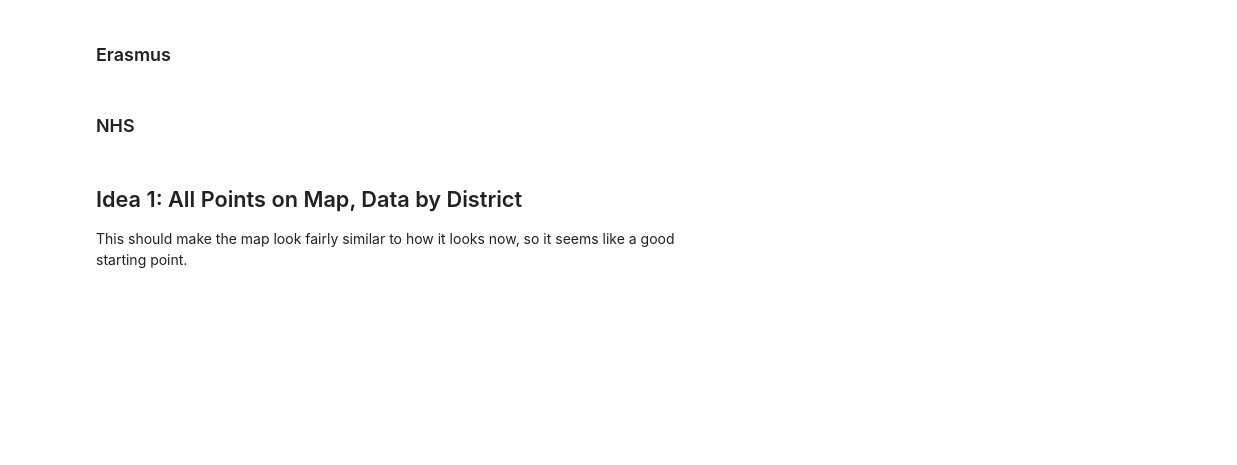
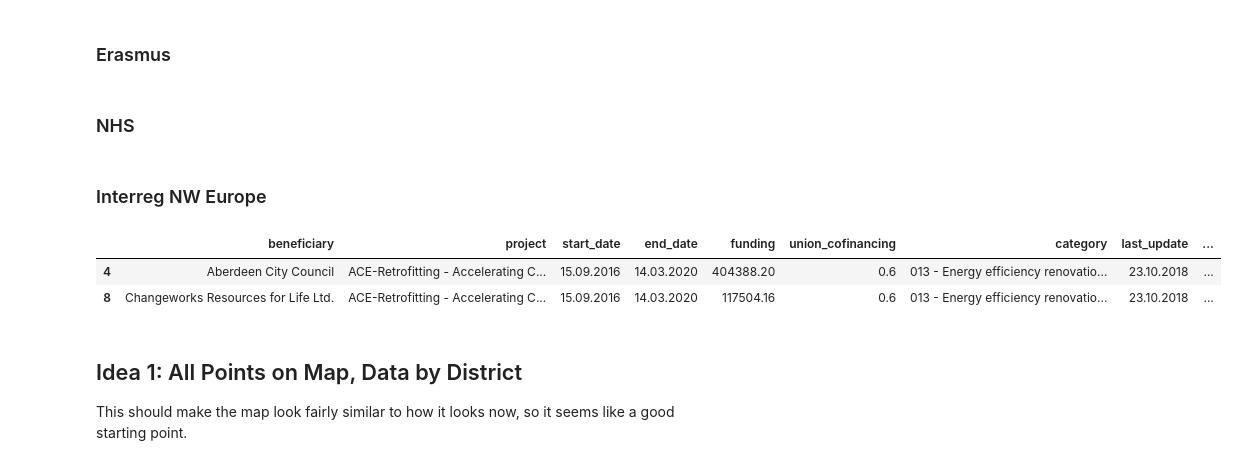
Before and after one commit to TechForUK/my_eu, a Jupyter notebook: data/map/build_map.ipynb, the cells around one changed output. Drawn from its saved outputs; the diff is of its cells as text; code cells hidden in the pictures; blank space fills up the shorter version.

Commit message:
NW Europe Changes

```diff
--- a/data/map/build_map.ipynb
+++ b/data/map/build_map.ipynb
@@ -204,6 +204,16 @@ nhs_hospital_postcodes['zero'] = 0
 nhs_hospital_postcodes['my_eu_id'] = \
     'nhs_' + nhs_hospital_postcodes.hospital_organisation
 nhs_hospital_postcodes.head()
+# %% [markdown]
+### Interreg NW Europe
+# %%
+nweurope = pd.read_pickle('../nweurope/output/interreg_beneficiaries.pkl.gz')
+validate_postcodes(nweurope)
+nweurope.head(2)
+# %% [output]
+|  | beneficiary | project | start_date | end_date | funding | union_cofinancing | category | last_update | ... |
+| 4 | Aberdeen City Council | ACE-Retrofitting - Accelerating C... | 15.09.2016 | 14.03.2020 | 404388.20 | 0.6 | 013 - Energy efficiency renovatio... | 23.10.2018 | ... |
+| 8 | Changeworks Resources for Life Ltd. | ACE-Retrofitting - Accelerating C... | 15.09.2016 | 14.03.2020 | 117504.16 | 0.6 | 013 - Energy efficiency renovatio... | 23.10.2018 | ... |
 # %% [markdown]
 ## Idea 1: All Points on Map, Data by District
 
```
Also changed, not shown: parts of 6 cells of this notebook, 5 other files.
